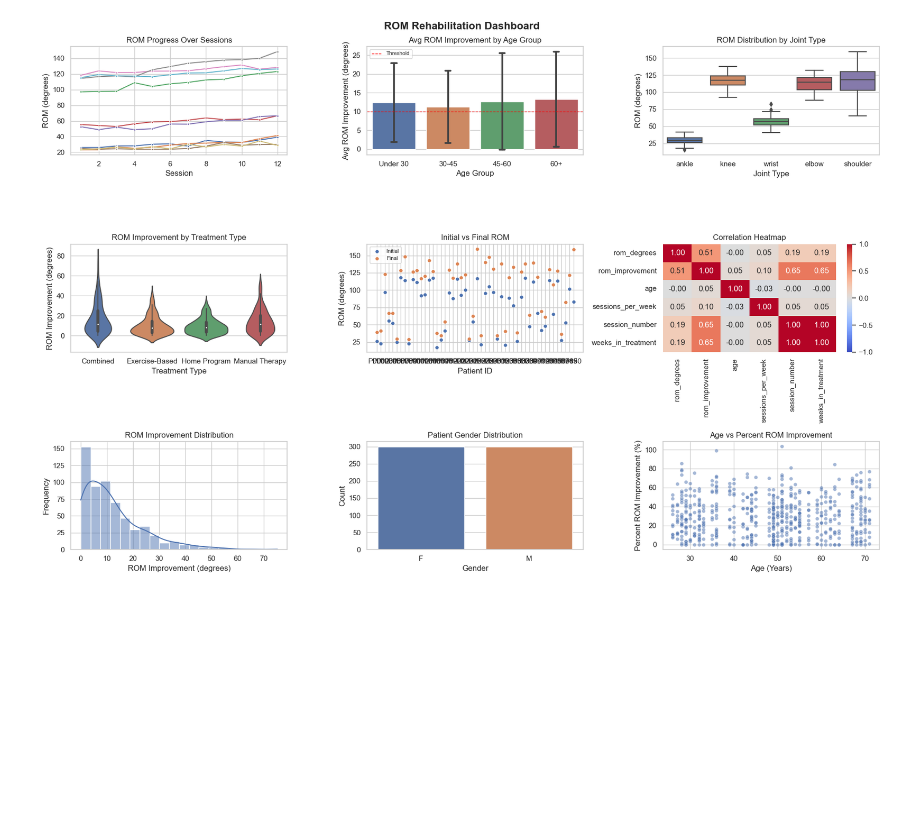
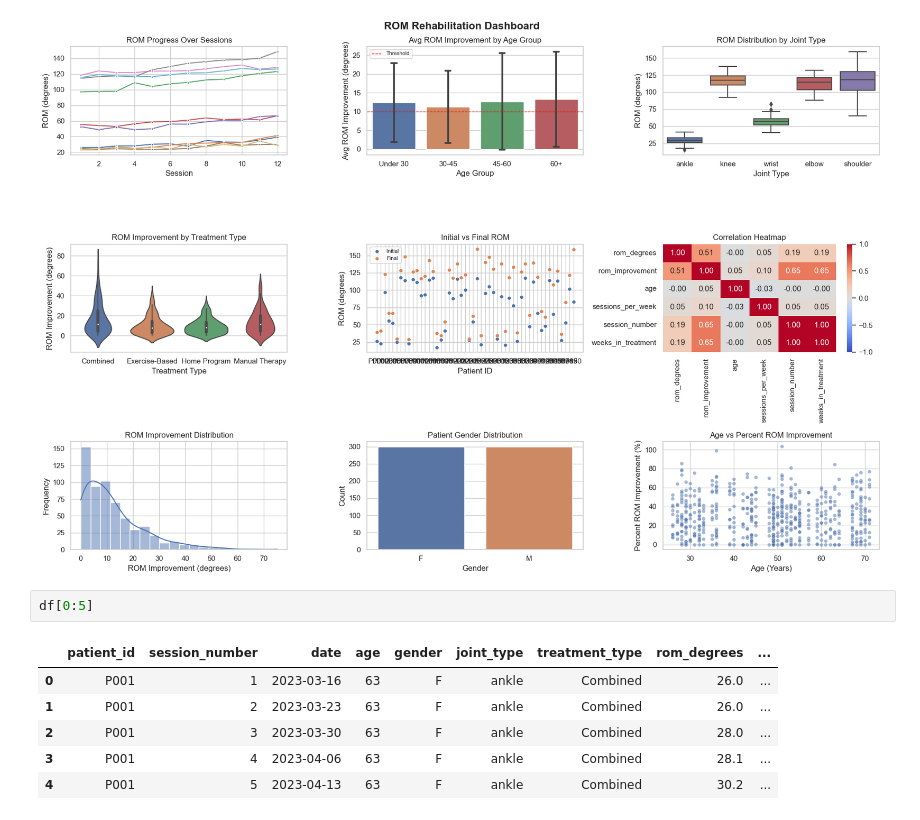
Before and after one commit to pydarl/ROM-Data-Analyser, a Jupyter notebook: notebooks/05_visualizations.ipynb, the cells around one changed output. Drawn from its saved outputs; the diff is of its cells as text; blank space fills up the shorter version.

```diff
--- a/notebooks/05_visualizations.ipynb
+++ b/notebooks/05_visualizations.ipynb
@@ -291,3 +300,12 @@ plt.savefig("../figures/rom_dashboard_sns.png", dpi=300, bbox_inches="tight")
 plt.show()
 # %% [output]
 [figure]
+# %%
+df[0:5]
+# %% [output]
+|  | patient_id | session_number | date | age | gender | joint_type | treatment_type | rom_degrees | ... |
+| 0 | P001 | 1 | 2023-03-16 | 63 | F | ankle | Combined | 26.0 | ... |
+| 1 | P001 | 2 | 2023-03-23 | 63 | F | ankle | Combined | 26.0 | ... |
+| 2 | P001 | 3 | 2023-03-30 | 63 | F | ankle | Combined | 28.0 | ... |
+| 3 | P001 | 4 | 2023-04-06 | 63 | F | ankle | Combined | 28.1 | ... |
+| 4 | P001 | 5 | 2023-04-13 | 63 | F | ankle | Combined | 30.2 | ... |
```
Also changed, not shown: parts of 4 cells of this notebook, 4 other files.
